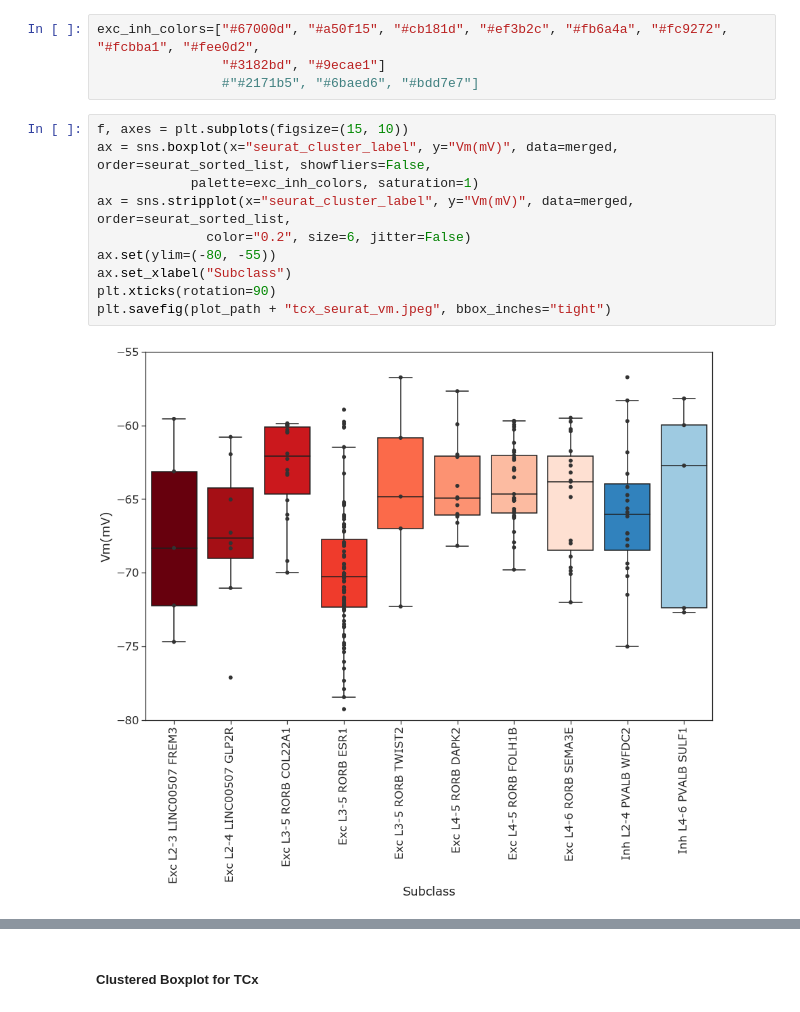
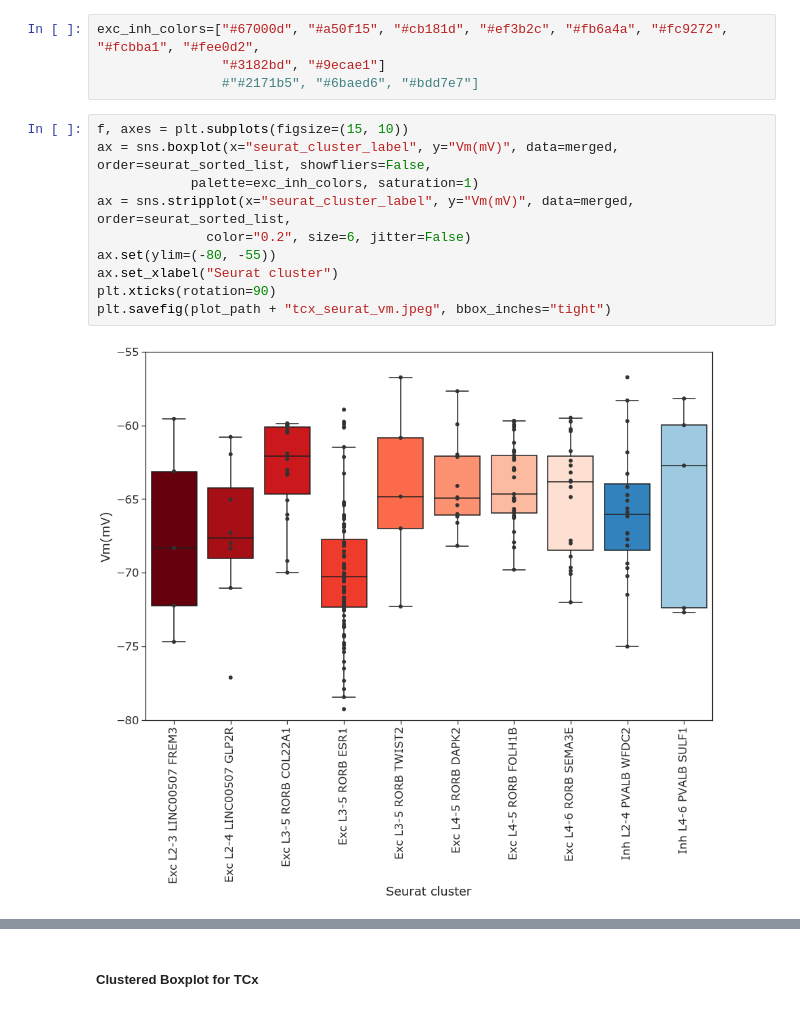
Before and after one commit to ramr24/Personal, a Jupyter notebook: human_l4_project/human_l4_TCx.ipynb, the cells around one changed output, grey strips where cells are left out. Drawn from its saved outputs; the diff is of its cells as text.

```diff
--- a/human_l4_project/human_l4_TCx.ipynb
+++ b/human_l4_project/human_l4_TCx.ipynb
@@ -180,15 +180,15 @@ exc_inh_colors=["#67000d", "#a50f15", "#cb181d", "#ef3b2c", "#fb6a4a", "#fc9272"
 # %%
 f, axes = plt.subplots(figsize=(15, 10))
 ax = sns.boxplot(x="seurat_cluster_label", y="Vm(mV)", data=merged, order=seurat_sorted_list, showfliers=False,
             palette=exc_inh_colors, saturation=1)
 ax = sns.stripplot(x="seurat_cluster_label", y="Vm(mV)", data=merged, order=seurat_sorted_list,
               color="0.2", size=6, jitter=False)
 ax.set(ylim=(-80, -55))
-ax.set_xlabel("Subclass")
+ax.set_xlabel("Seurat cluster")
 plt.xticks(rotation=90)
 plt.savefig(plot_path + "tcx_seurat_vm.jpeg", bbox_inches="tight")
 # %% [output]
-[figure, old version]
+[figure, new version]
 # %%
 f, axes = plt.subplots(figsize=(15, 10))
 ax = sns.boxplot(x="seurat_cluster_label", y="Input Resistance(MΩ)", data=merged, order=seurat_sorted_list, showfliers=False,
```
Also changed, not shown: parts of 7 cells of this notebook, 8 other files.
